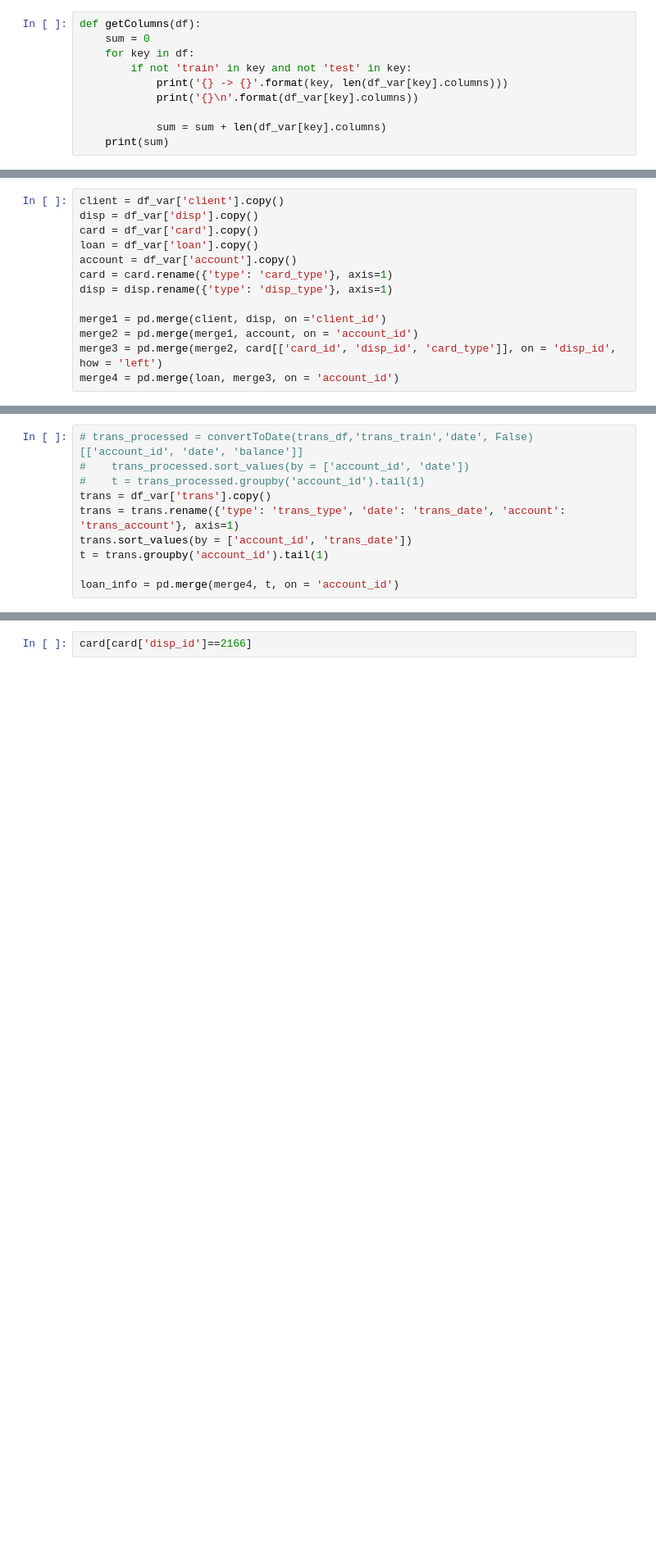
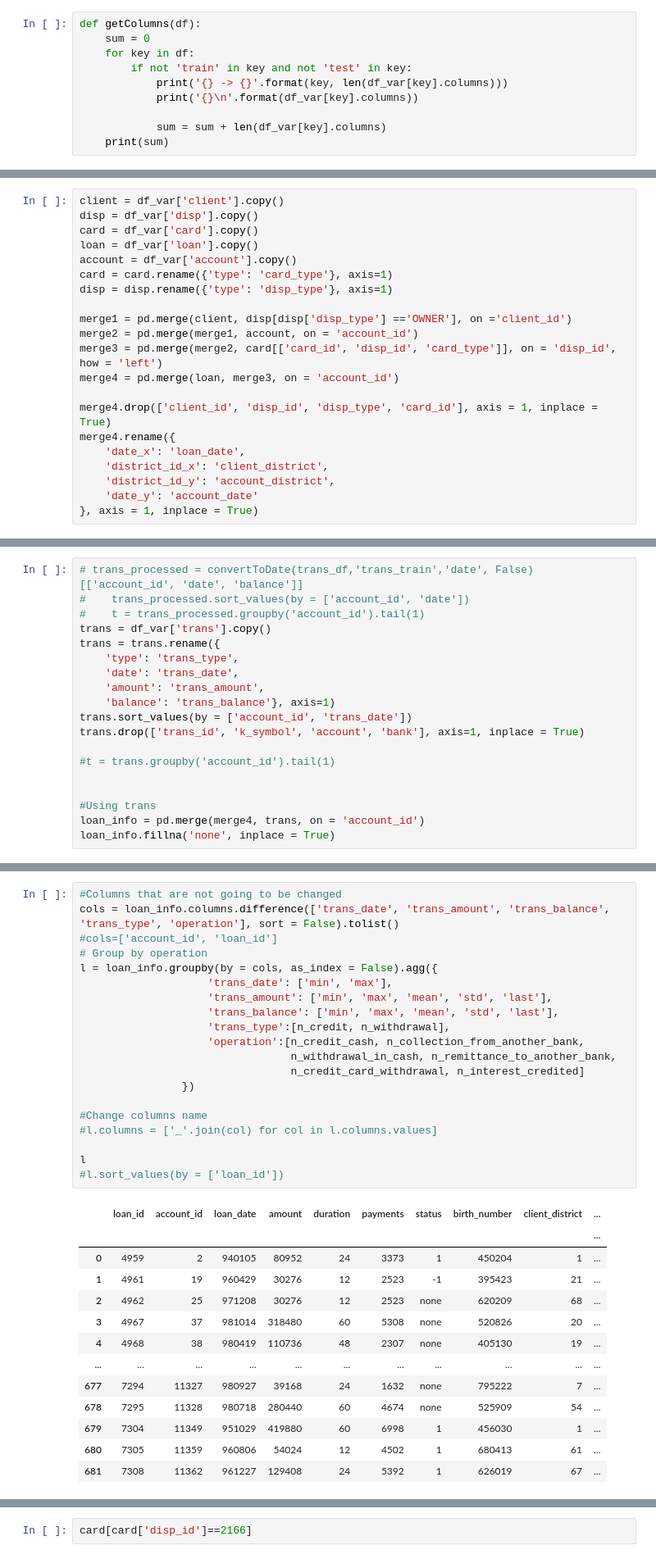
Before and after one commit to RicardoBoia2017/FEUP_ECAC, a Jupyter notebook: Preprocess.ipynb, the cells around one changed output, grey strips where cells are left out. Shown: that part at 82% size. Drawn from its saved outputs; the diff is of its cells as text; blank space fills up the shorter version.

```diff
--- a/Preprocess.ipynb
+++ b/Preprocess.ipynb
@@ -105,7 +134,15 @@ account = df_var['account'].copy()
 card = card.rename({'type': 'card_type'}, axis=1)
 disp = disp.rename({'type': 'disp_type'}, axis=1)
 
-merge1 = pd.merge(client, disp, on ='client_id')
+merge1 = pd.merge(client, disp[disp['disp_type'] =='OWNER'], on ='client_id')
 merge2 = pd.merge(merge1, account, on = 'account_id')
 merge3 = pd.merge(merge2, card[['card_id', 'disp_id', 'card_type']], on = 'disp_id', how = 'left')
 merge4 = pd.merge(loan, merge3, on = 'account_id')
+
+merge4.drop(['client_id', 'disp_id', 'disp_type', 'card_id'], axis = 1, inplace = True)
+merge4.rename({
+    'date_x': 'loan_date',
+    'district_id_x': 'client_district',
+    'district_id_y': 'account_district',
+    'date_y': 'account_date'
+}, axis = 1, inplace = True)
@@ -114,8 +165,17 @@ merge4 = pd.merge(loan, merge3, on = 'account_id')
 #    trans_processed.sort_values(by = ['account_id', 'date'])
 #    t = trans_processed.groupby('account_id').tail(1)
 trans = df_var['trans'].copy()
-trans = trans.rename({'type': 'trans_type', 'date': 'trans_date', 'account': 'trans_account'}, axis=1)
+trans = trans.rename({
+    'type': 'trans_type',
+    'date': 'trans_date',
+    'amount': 'trans_amount',
+    'balance': 'trans_balance'}, axis=1)
 trans.sort_values(by = ['account_id', 'trans_date'])
-t = trans.groupby('account_id').tail(1)
+trans.drop(['trans_id', 'k_symbol', 'account', 'bank'], axis=1, inplace = True)
 
-loan_info = pd.merge(merge4, t, on = 'account_id')
+#t = trans.groupby('account_id').tail(1)
+
+
+#Using trans
+loan_info = pd.merge(merge4, trans, on = 'account_id')
+loan_info.fillna('none', inplace = True)
@@ -131,0 +182,34 @@ KeyError: 'loan_id'
+# %%
+#Columns that are not going to be changed
+cols = loan_info.columns.difference(['trans_date', 'trans_amount', 'trans_balance', 'trans_type', 'operation'], sort = False).tolist()
+#cols=['account_id', 'loan_id']
+# Group by operation
+l = loan_info.groupby(by = cols, as_index = False).agg({
+                    'trans_date': ['min', 'max'],
+                    'trans_amount': ['min', 'max', 'mean', 'std', 'last'],
+                    'trans_balance': ['min', 'max', 'mean', 'std', 'last'],
+                    'trans_type':[n_credit, n_withdrawal],
+                    'operation':[n_credit_cash, n_collection_from_another_bank,
+                                 n_withdrawal_in_cash, n_remittance_to_another_bank,
+                                 n_credit_card_withdrawal, n_interest_credited]
+                })
+
+#Change columns name
+#l.columns = ['_'.join(col) for col in l.columns.values]
+
+l
+#l.sort_values(by = ['loan_id'])
+# %% [output]
+|  | loan_id | account_id | loan_date | amount | duration | payments | status | birth_number | client_district | ... |
+|  |  |  |  |  |  |  |  |  |  | ... |
+| 0 | 4959 | 2 | 940105 | 80952 | 24 | 3373 | 1 | 450204 | 1 | ... |
+| 1 | 4961 | 19 | 960429 | 30276 | 12 | 2523 | -1 | 395423 | 21 | ... |
+| 2 | 4962 | 25 | 971208 | 30276 | 12 | 2523 | none | 620209 | 68 | ... |
+| 3 | 4967 | 37 | 981014 | 318480 | 60 | 5308 | none | 520826 | 20 | ... |
+| 4 | 4968 | 38 | 980419 | 110736 | 48 | 2307 | none | 405130 | 19 | ... |
+| ... | ... | ... | ... | ... | ... | ... | ... | ... | ... | ... |
+| 677 | 7294 | 11327 | 980927 | 39168 | 24 | 1632 | none | 795222 | 7 | ... |
+| 678 | 7295 | 11328 | 980718 | 280440 | 60 | 4674 | none | 525909 | 54 | ... |
+| 679 | 7304 | 11349 | 951029 | 419880 | 60 | 6998 | 1 | 456030 | 1 | ... |
+| 680 | 7305 | 11359 | 960806 | 54024 | 12 | 4502 | 1 | 680413 | 61 | ... |
+| 681 | 7308 | 11362 | 961227 | 129408 | 24 | 5392 | 1 | 626019 | 67 | ... |
```
Also changed, not shown: parts of 5 cells of this notebook.
